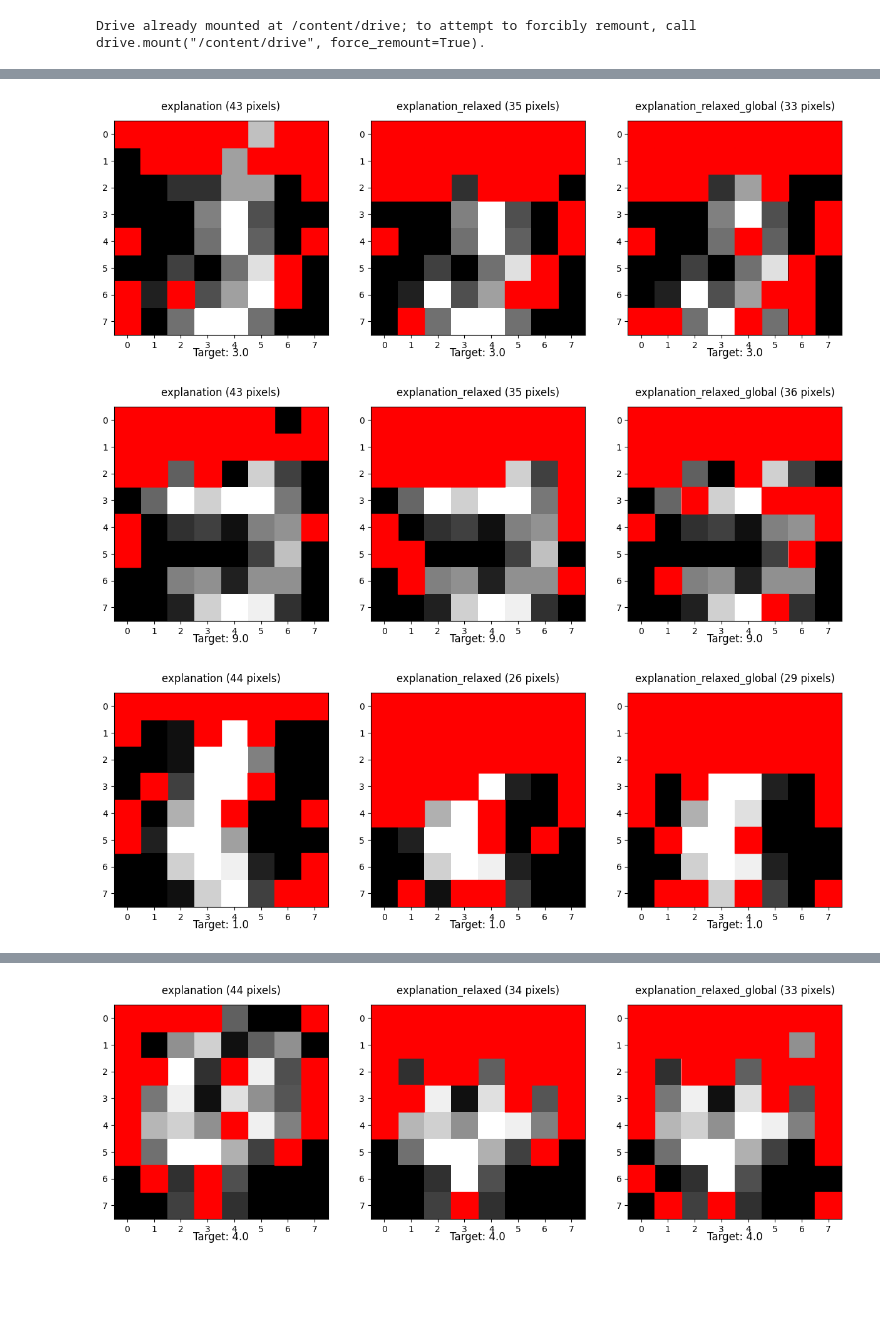
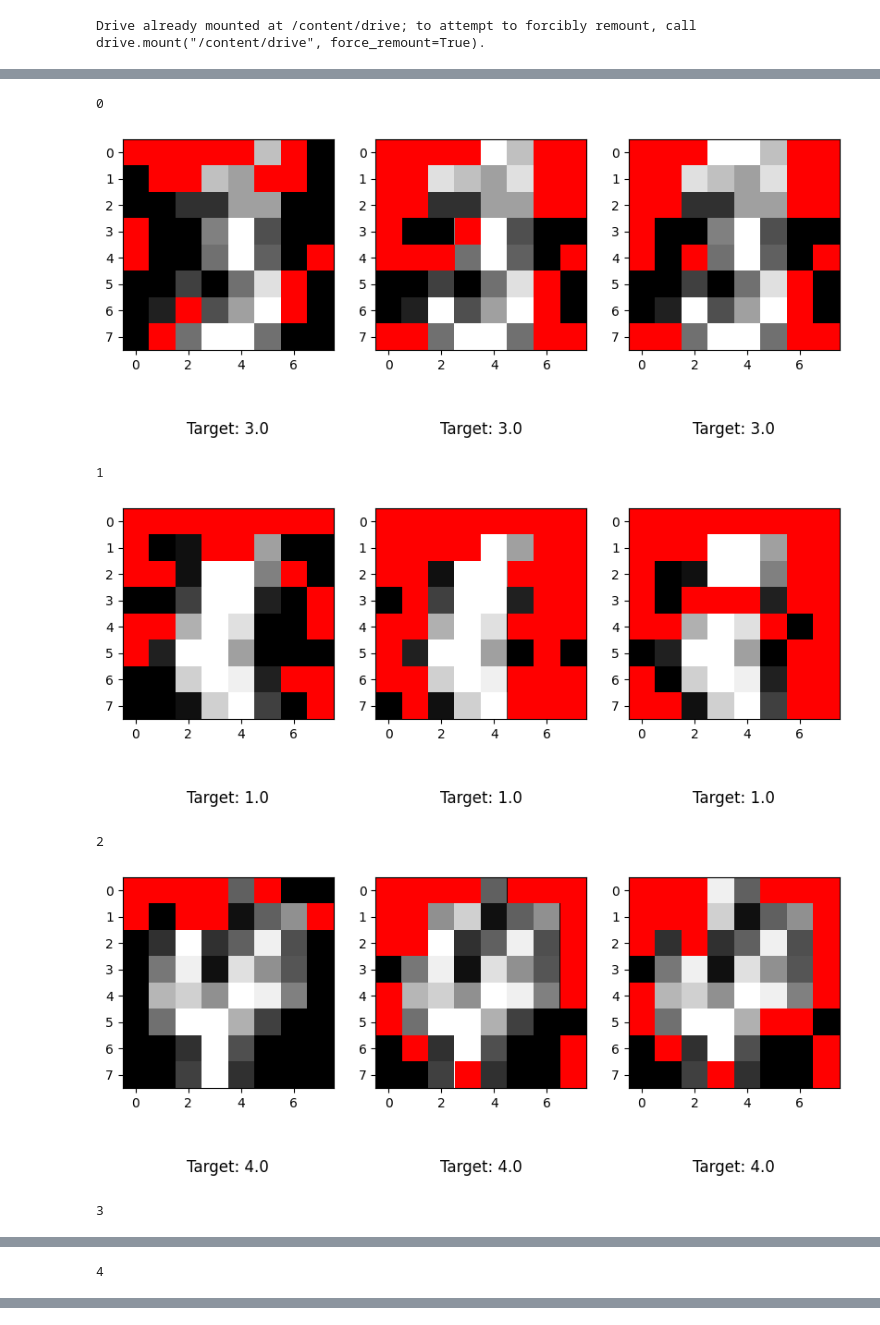
Before and after one commit to myller-silva/explications-anns-colab, a Jupyter notebook: Plotagem.ipynb, the cells around one changed output, grey strips where cells are left out. Drawn from its saved outputs; the diff is of its cells as text; code cells hidden in the pictures; blank space fills up the shorter version.

```diff
--- a/Plotagem.ipynb
+++ b/Plotagem.ipynb
@@ -31,6 +31,5 @@ model_h5_file = 'models/model_1layers_20neurons.h5'
 (data, model_h5) = read_dataset(f'{datasets_path}/digits', model_h5_file)
 # %%
 result_df = pd.read_csv(f'{results_path}/{model_h5_file}/df.csv')
-result_df = result_df[(result_df["len_relaxado"] != 64) | (result_df["len_relaxado_global"] != 64)]
-result_df
+len(result_df)
 # %% [output]
@@ -46,0 +72,2 @@ result_df
+# %%
+result_df = result_df.query("len_original > 0")
@@ -76,0 +123,3 @@ def show_image_with_explanation(ax, df: pd.DataFrame, instancia_index: int, expl
+# %%
+result_df = result_df.query('delta==0.4 and (len_relaxado < 64 or len_relaxado_global < 64)')
+result_df
@@ -77,21 +144,39 @@ def show_image_with_explanation(ax, df: pd.DataFrame, instancia_index: int, expl
+# %%
+minimo = 0
+quantidade = len(result_df)
+maximo = (minimo + quantidade) if (minimo + quantidade) < len(result_df) else len(result_df)
 # %%
-for index in range(len(result_df)):
+# @title PLotar Imagens
+figsize=(10, 5)
+for index in range(minimo, maximo):
+    print(index)
     explanation_names = ["explanation", "explanation_relaxed", "explanation_relaxed_global"]
-    fig, axs = plt.subplots(1, 3, figsize=(15, 5))
+    labels = ["original", "relaxado local", "relaxado global"]
+    fig, axs = plt.subplots(1, 3, figsize=figsize)
     for i, ax in enumerate(axs):
         explanation_name = explanation_names[i]
+        label = labels[i]
         explanation_data = result_df.iloc[index][explanation_name]
         if pd.isna(explanation_data):
             ax.text(0.5, 0.5, "NAN", fontsize=12, ha="center")
-            ax.axis('off')  # Desativar os eixos do gráfico
+            ax.axis('off')
         else:
-            show_image_with_explanation(
-                ax, data, index,
-                string_to_list(explanation_data),
-                explanation_name
-            )
+          instancia_index  = result_df.iloc[index]["instance_index"]
+          instancia_values = data.iloc[instancia_index, :-1].values
+          imagem = instancia_values.reshape(8, 8)
+          ax.imshow(imagem, cmap="gray")
+          target = data.iloc[instancia_index, -1]
+          ax.text(0.5, -0.4, f"Target: {target}", fontsize=12, ha="center", transform=ax.transAxes )
+          not_in_exp = not_in_explanation(string_to_list(explanation_data), (8, 8))
+          for i, j in not_in_exp:
+              rect = patches.Rectangle((j - 0.5, i - 0.5), 1, 1, linewidth=0.0, edgecolor="black", facecolor="r", alpha=1)
+              ax.add_patch(rect)
     plt.show()
 # %% [output]
+0
-[figure, old version]
+[figure, new version]
+1
-[figure, old version]
+[figure, new version]
+2
-[figure, old version]
+[figure, new version]
+3
@@ -98,0 +184 @@ for index in range(len(result_df)):
+4
@@ -101 +187,0 @@ for index in range(len(result_df)):
-[figure, removed]
```
Also changed, not shown: parts of 15 cells of this notebook.
